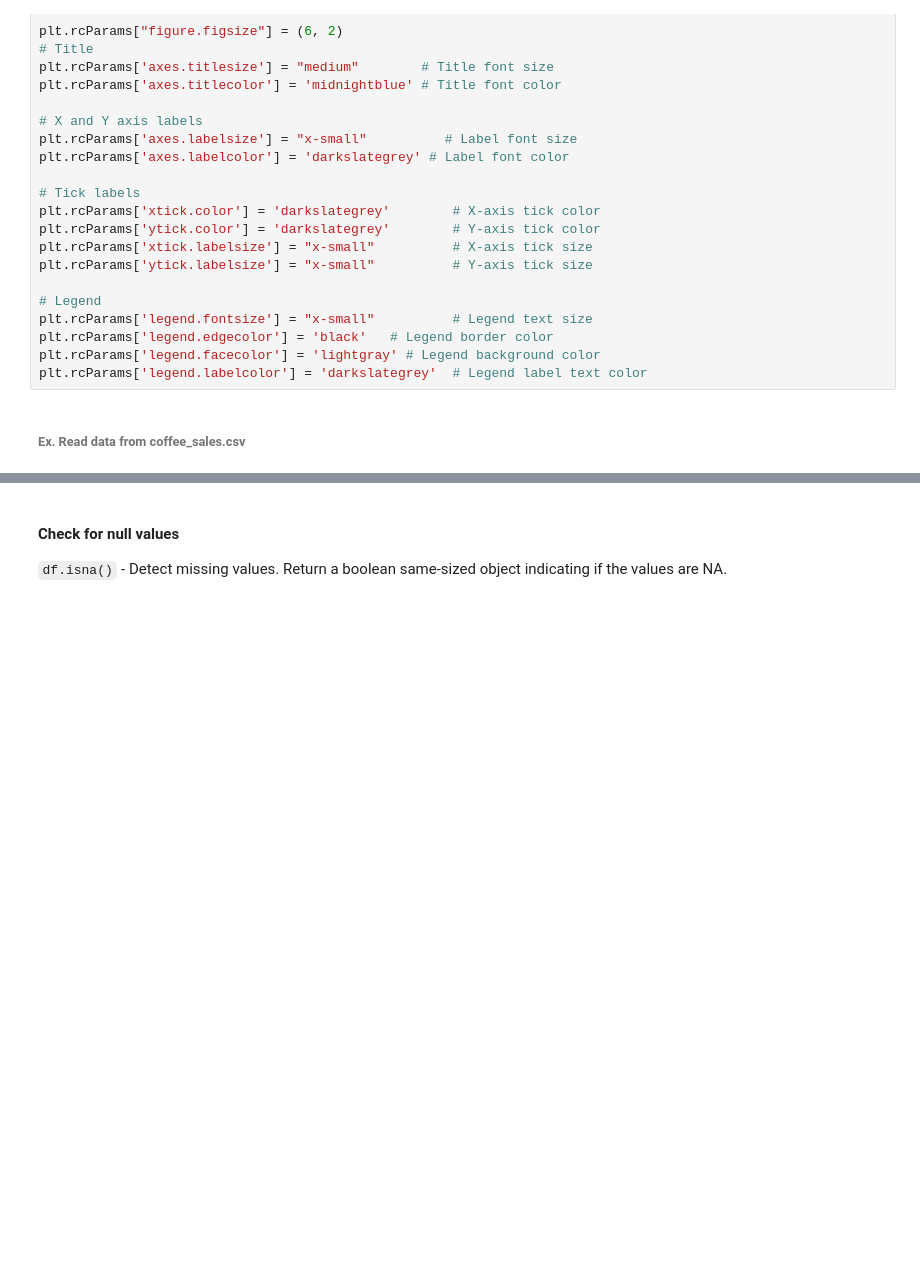
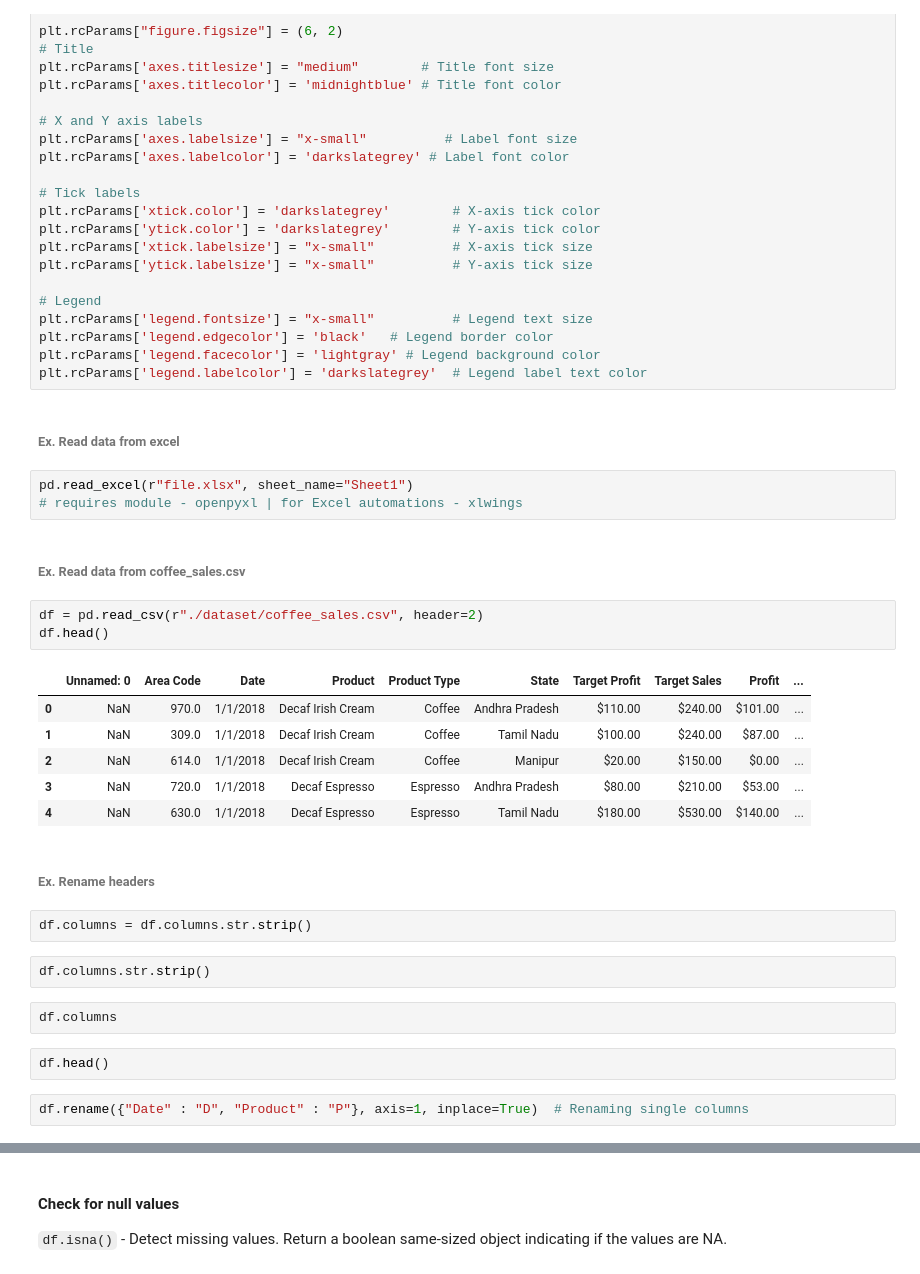
Before and after one commit to knowledge-corner/Cummins_Material, a Jupyter notebook: Classwork/Module 2 - Data Handling.ipynb, the cells around one changed output, grey strips where cells are left out. Saved outputs shown, nothing was run; the diff lists cells and outputs as text; blank space fills up the shorter version.

```diff
--- a/Classwork/Module 2 - Data Handling.ipynb
+++ b/Classwork/Module 2 - Data Handling.ipynb
@@ -662,5 +405,32 @@ plt.rcParams['legend.fontsize'] = "x-small"          # Legend text size
 plt.rcParams['legend.edgecolor'] = 'black'   # Legend border color
 plt.rcParams['legend.facecolor'] = 'lightgray' # Legend background color
 plt.rcParams['legend.labelcolor'] = 'darkslategrey'  # Legend label text color
+# %% [markdown]
+###### Ex. Read data from excel
+# %%
+pd.read_excel(r"file.xlsx", sheet_name="Sheet1")
+# requires module - openpyxl | for Excel automations - xlwings
 # %% [markdown]
 ###### Ex. Read data from coffee_sales.csv
+# %%
+df = pd.read_csv(r"./dataset/coffee_sales.csv", header=2)
+df.head()
+# %% [output]
+|  | Unnamed: 0 | Area Code | Date | Product | Product Type | State | Target Profit | Target Sales | Profit | ... |
+| 0 | NaN | 970.0 | 1/1/2018 | Decaf Irish Cream | Coffee | Andhra Pradesh | $110.00 | $240.00 | $101.00 | ... |
+| 1 | NaN | 309.0 | 1/1/2018 | Decaf Irish Cream | Coffee | Tamil Nadu | $100.00 | $240.00 | $87.00 | ... |
+| 2 | NaN | 614.0 | 1/1/2018 | Decaf Irish Cream | Coffee | Manipur | $20.00 | $150.00 | $0.00 | ... |
+| 3 | NaN | 720.0 | 1/1/2018 | Decaf Espresso | Espresso | Andhra Pradesh | $80.00 | $210.00 | $53.00 | ... |
+| 4 | NaN | 630.0 | 1/1/2018 | Decaf Espresso | Espresso | Tamil Nadu | $180.00 | $530.00 | $140.00 | ... |
+# %% [markdown]
+###### Ex. Rename headers
+# %%
+df.columns = df.columns.str.strip()
+# %%
+df.columns.str.strip()
+# %%
+df.columns
+# %%
+df.head()
+# %%
+df.rename({"Date" : "D", "Product" : "P"}, axis=1, inplace=True)  # Renaming single columns
```
Also changed, not shown: parts of 105 cells of this notebook.
